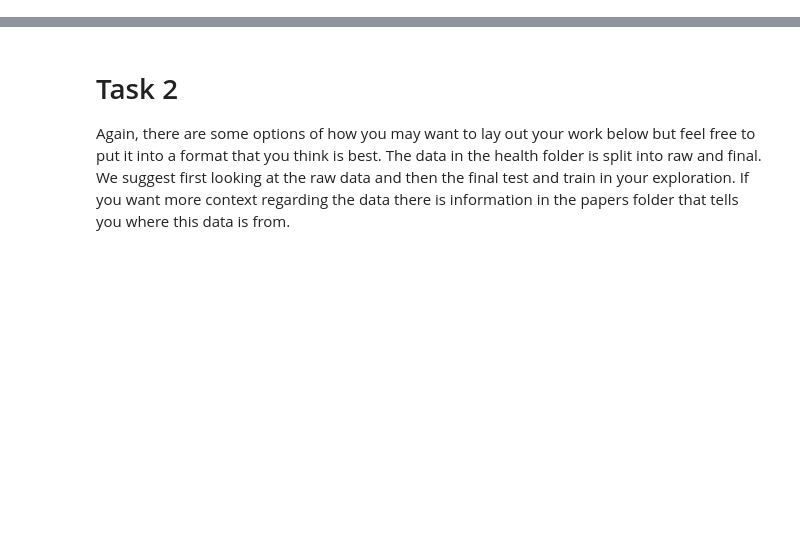
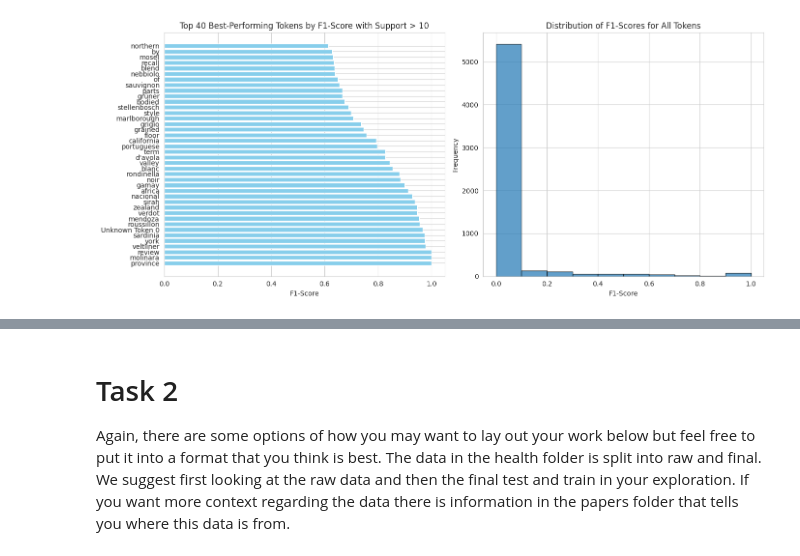
Before and after one commit to t-madeley/transformer_from_scratch, a Jupyter notebook: Prevayl Technical Task.ipynb, the cells around one changed output, grey strips where cells are left out. Saved outputs shown, nothing was run; the diff lists cells and outputs as text; code cells hidden in the pictures; blank space fills up the shorter version.

```diff
--- a/Prevayl Technical Task.ipynb
+++ b/Prevayl Technical Task.ipynb
@@ -128,0 +865,13 @@ ModuleNotFoundError: No module named 'tensorflow'
+# %%
+# Load the best model with custom objects
+best_model = tf.keras.models.load_model(
+    "best_model.h5",
+    custom_objects={
+        "TokenAndPositionEmbedding": TokenAndPositionEmbedding,
+        "TransformerBlock": TransformerBlock,
+    },
+)
+
+# Evaluate the best model
+loss, accuracy = best_model.evaluate(X_val, y_val)
+print(f"Best Model - Loss: {loss:.4f}, Accuracy: {accuracy:.4f}")
@@ -129 +1039,50 @@ ModuleNotFoundError: No module named 'tensorflow'
+# %%
+import matplotlib.pyplot as plt
+import numpy as np
+import pandas as pd
+
+
+def plot_metrics(df: pd.DataFrame, n: int, min_support: int):
+    """
+    Plots the top `n` best-performing tokens by F1-score and the distribution of F1-scores for all tokens.
+
+    Parameters
+    ----------
+    df : pd.DataFrame
+        DataFrame containing tokens and their metrics (Precision, Recall, F1-Score, Support).
+    n : int
+        Number of top tokens to select based on F1-score.
+    min_support : int, optional
+        Minimum support score to filter tokens. Only tokens with support greater than or equal to this value will be considered.
+        Default is 0 (no filtering).
+    """
+    # Filter tokens based on the minimum support value
+    filtered_df = df[df["Support"] >= min_support]
+
+    # Sort filtered tokens by F1-Score and get top `n`
+    top_n_df = filtered_df.sort_values(by="F1-Score", ascending=False).head(n)
+
+    fig, axes = plt.subplots(1, 2, figsize=(14, 6), tight_layout=True)
+
+    # Plot Top `n` Best-Performing Tokens
+    axes[0].barh(top_n_df.index, top_n_df["F1-Score"], color="skyblue")
+    axes[0].set_xlabel("F1-Score")
+    axes[0].set_title(
+        f"Top {n} Best-Performing Tokens by F1-Score with Support > {min_support}"
+    )
+
+    # Plot Distribution of F1-Scores for All Tokens
+    axes[1].hist(
+        df["F1-Score"], bins=np.arange(0, 1.1, 0.1), edgecolor="black", alpha=0.7
+    )
+    axes[1].set_xlabel("F1-Score")
+    axes[1].set_ylabel("Frequency")
+    axes[1].set_title("Distribution of F1-Scores for All Tokens")
+
+    plt.show()
+
+
+plot_metrics(df_report, n=40, min_support=10)
+# %% [output]
+[figure, added]
 # %% [markdown]
```
Also changed, not shown: parts of 69 cells of this notebook, 3 other files.
